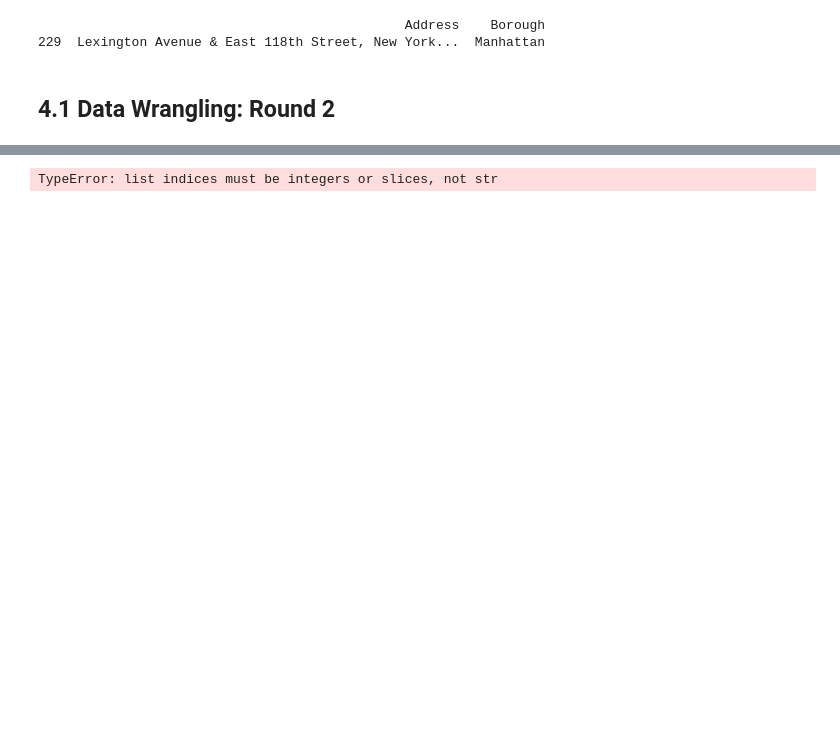
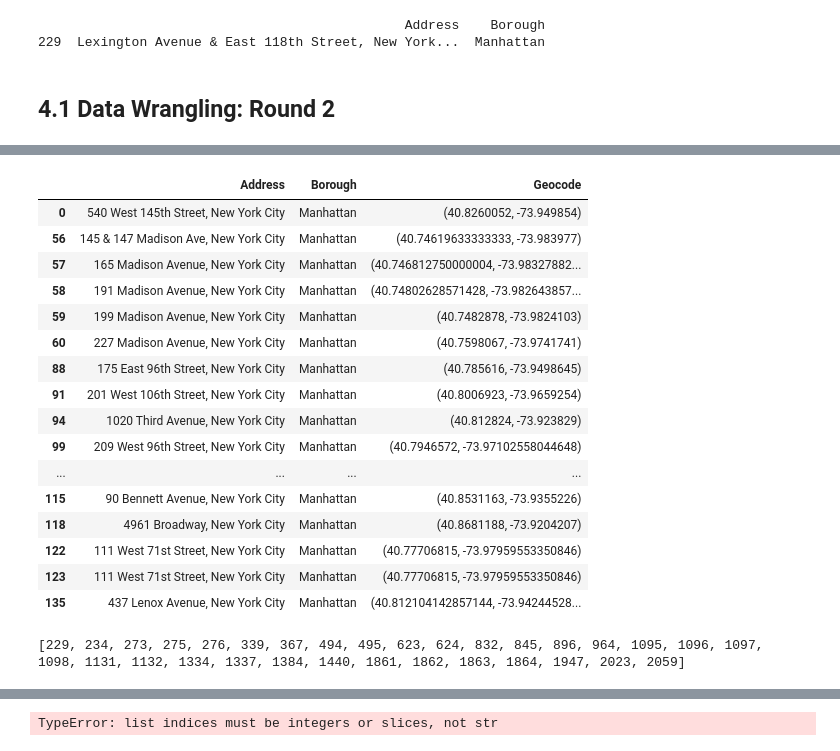
Before and after one commit to grasshoff/philhistcomp, a Jupyter notebook: projects/citybenches_nyc/implementation.ipynb, the cells around one changed output, grey strips where cells are left out. Drawn from its saved outputs; the diff is of its cells as text; code cells hidden in the pictures; blank space fills up the shorter version.

```diff
--- a/projects/citybenches_nyc/implementation.ipynb
+++ b/projects/citybenches_nyc/implementation.ipynb
@@ -96,0 +98,20 @@ print(addressm)
+# %%
+addressm.head(20)
+# %% [output]
+|  | Address | Borough | Geocode |
+| 0 | 540 West 145th Street, New York City | Manhattan | (40.8260052, -73.949854) |
+| 56 | 145 & 147 Madison Ave, New York City | Manhattan | (40.74619633333333, -73.983977) |
+| 57 | 165 Madison Avenue, New York City | Manhattan | (40.746812750000004, -73.98327882... |
+| 58 | 191 Madison Avenue, New York City | Manhattan | (40.74802628571428, -73.982643857... |
+| 59 | 199 Madison Avenue, New York City | Manhattan | (40.7482878, -73.9824103) |
+| 60 | 227 Madison Avenue, New York City | Manhattan | (40.7598067, -73.9741741) |
+| 88 | 175 East 96th Street, New York City | Manhattan | (40.785616, -73.9498645) |
+| 91 | 201 West 106th Street, New York City | Manhattan | (40.8006923, -73.9659254) |
+| 94 | 1020 Third Avenue, New York City | Manhattan | (40.812824, -73.923829) |
+| 99 | 209 West 96th Street, New York City | Manhattan | (40.7946572, -73.97102558044648) |
+| ... | ... | ... | ... |
+| 115 | 90 Bennett Avenue, New York City | Manhattan | (40.8531163, -73.9355226) |
+| 118 | 4961 Broadway, New York City | Manhattan | (40.8681188, -73.9204207) |
+| 122 | 111 West 71st Street, New York City | Manhattan | (40.77706815, -73.97959553350846) |
+| 123 | 111 West 71st Street, New York City | Manhattan | (40.77706815, -73.97959553350846) |
+| 135 | 437 Lenox Avenue, New York City | Manhattan | (40.812104142857144, -73.94244528... |
@@ -96,0 +122,8 @@ print(addressm)
+# %%
+fgeocode = []
+for i in range(len(addressm)):
+    if addressm.iloc[i]['Geocode'] == ' ':
+        fgeocode.append(addressm.index[i])
+print(fgeocode)
+# %% [output]
+[229, 234, 273, 275, 276, 339, 367, 494, 495, 623, 624, 832, 845, 896, 964, 1095, 1096, 1097, 1098, 1131, 1132, 1334, 1337, 1384, 1440, 1861, 1862, 1863, 1864, 1947, 2023, 2059]
```
Also changed, not shown: parts of 11 cells of this notebook, 4 other files.
